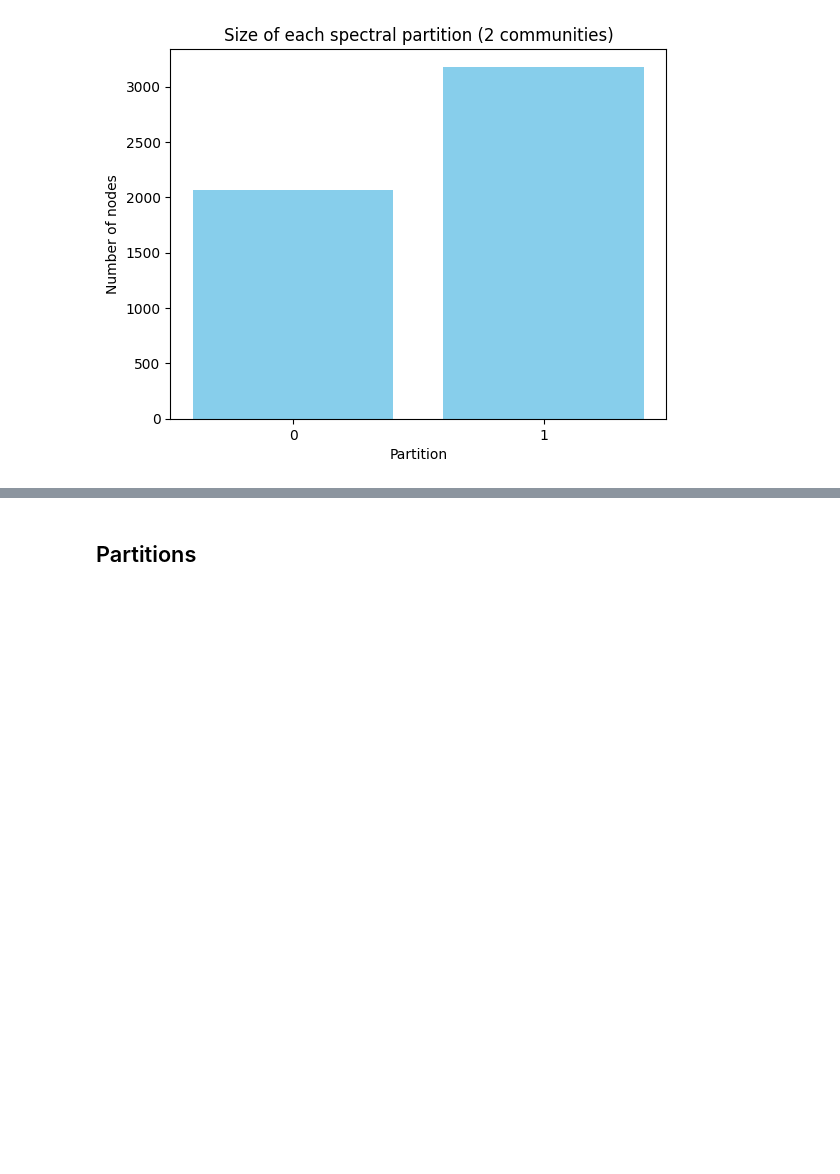
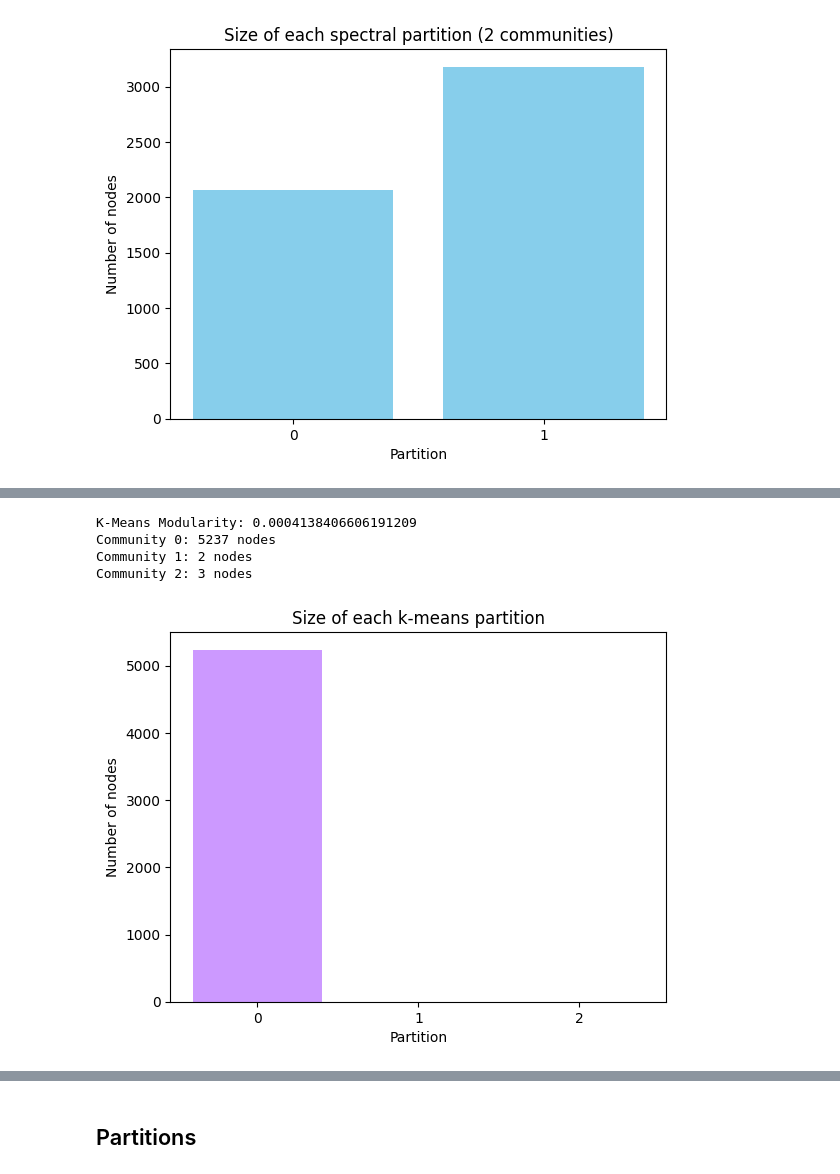
Before and after one commit to Susena-V/Graph_Algos_and_Mining, a Jupyter notebook: Project/Spectral_Clustering.ipynb, the cells around one changed output, grey strips where cells are left out. Saved outputs shown, nothing was run; the diff lists cells and outputs as text; code cells hidden in the pictures; blank space fills up the shorter version.

```diff
--- a/Project/Spectral_Clustering.ipynb
+++ b/Project/Spectral_Clustering.ipynb
@@ -123 +130,9 @@ def kMeans(n_clusters, n_init=10, random_state=0):
+# %%
+kMeans(n_clusters=3, n_init=10, random_state=0)
+# %% [output]
+K-Means Modularity: 0.0004138406606191209
+Community 0: 5237 nodes
+Community 1: 2 nodes
+Community 2: 3 nodes
+[figure, added]
 # %%
```
Also changed, not shown: parts of 2 cells of this notebook.
